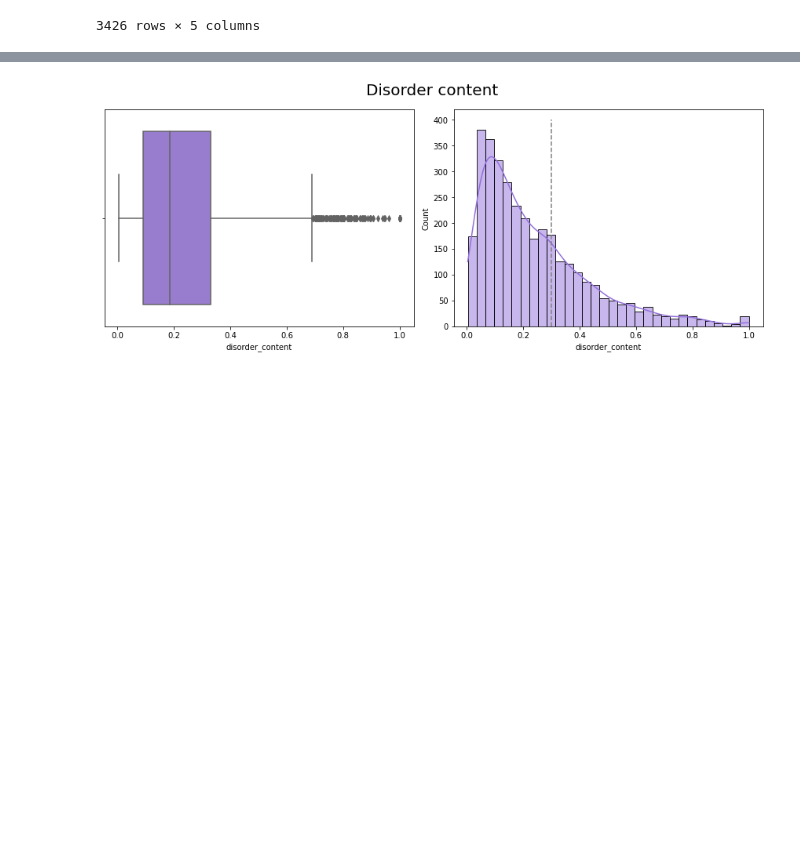
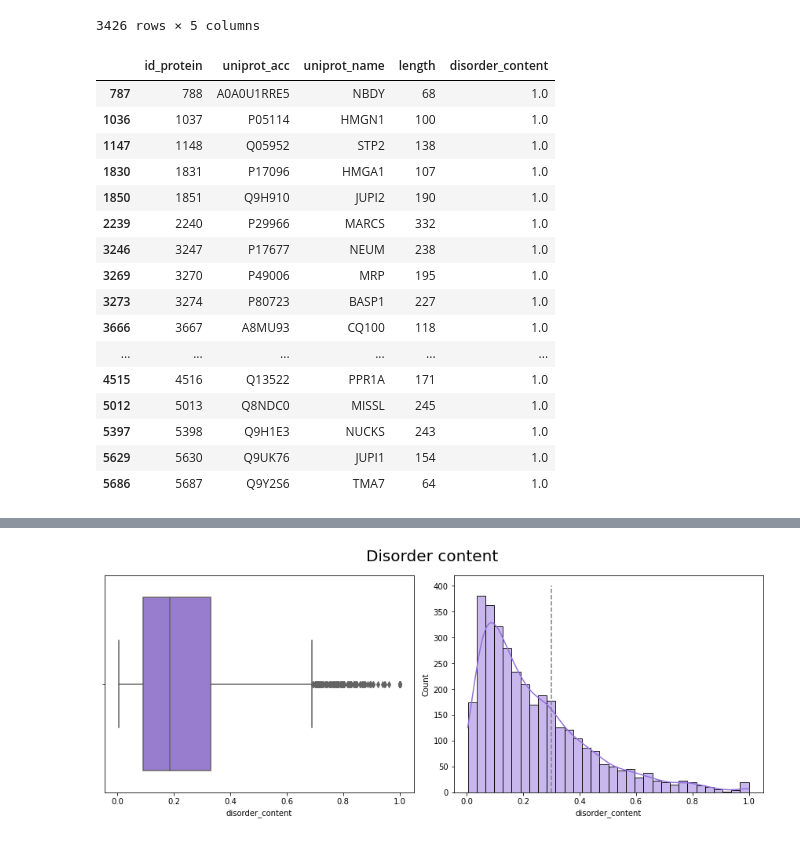
Before and after one commit to alvaro-2/mutations, a Jupyter notebook: scripts/training_idpfun_unsam/training_bootcamp.ipynb, the cells around one changed output, grey strips where cells are left out. Saved outputs shown, nothing was run; the diff lists cells and outputs as text; code cells hidden in the pictures; blank space fills up the shorter version.

```diff
--- a/scripts/training_idpfun_unsam/training_bootcamp.ipynb
+++ b/scripts/training_idpfun_unsam/training_bootcamp.ipynb
@@ -51,3 +52,23 @@ protein_disorder
 | 5737 | 5738 | Q9Y6S9 | RPKL1 | 549 | 0.157 |
 | 5738 | 5739 | Q9Y6U7 | RN215 | 377 | 0.058 |
 3426 rows × 5 columns
+# %%
+protein_disorder[protein_disorder.disorder_content == 1]
+# %% [output]
+|  | id_protein | uniprot_acc | uniprot_name | length | disorder_content |
+| 787 | 788 | A0A0U1RRE5 | NBDY | 68 | 1.0 |
+| 1036 | 1037 | P05114 | HMGN1 | 100 | 1.0 |
+| 1147 | 1148 | Q05952 | STP2 | 138 | 1.0 |
+| 1830 | 1831 | P17096 | HMGA1 | 107 | 1.0 |
+| 1850 | 1851 | Q9H910 | JUPI2 | 190 | 1.0 |
+| 2239 | 2240 | P29966 | MARCS | 332 | 1.0 |
+| 3246 | 3247 | P17677 | NEUM | 238 | 1.0 |
+| 3269 | 3270 | P49006 | MRP | 195 | 1.0 |
+| 3273 | 3274 | P80723 | BASP1 | 227 | 1.0 |
+| 3666 | 3667 | A8MU93 | CQ100 | 118 | 1.0 |
+| ... | ... | ... | ... | ... | ... |
+| 4515 | 4516 | Q13522 | PPR1A | 171 | 1.0 |
+| 5012 | 5013 | Q8NDC0 | MISSL | 245 | 1.0 |
+| 5397 | 5398 | Q9H1E3 | NUCKS | 243 | 1.0 |
+| 5629 | 5630 | Q9UK76 | JUPI1 | 154 | 1.0 |
+| 5686 | 5687 | Q9Y2S6 | TMA7 | 64 | 1.0 |
```
Also changed, not shown: parts of 7 cells of this notebook, 1 other file.
